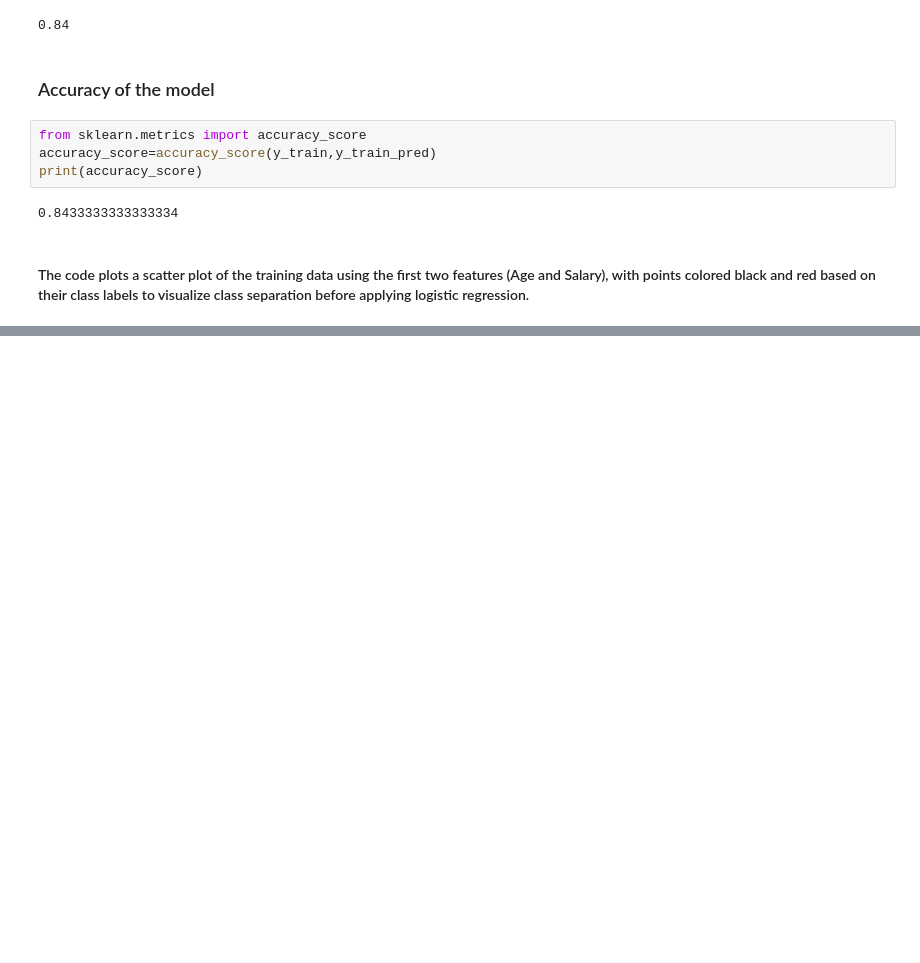
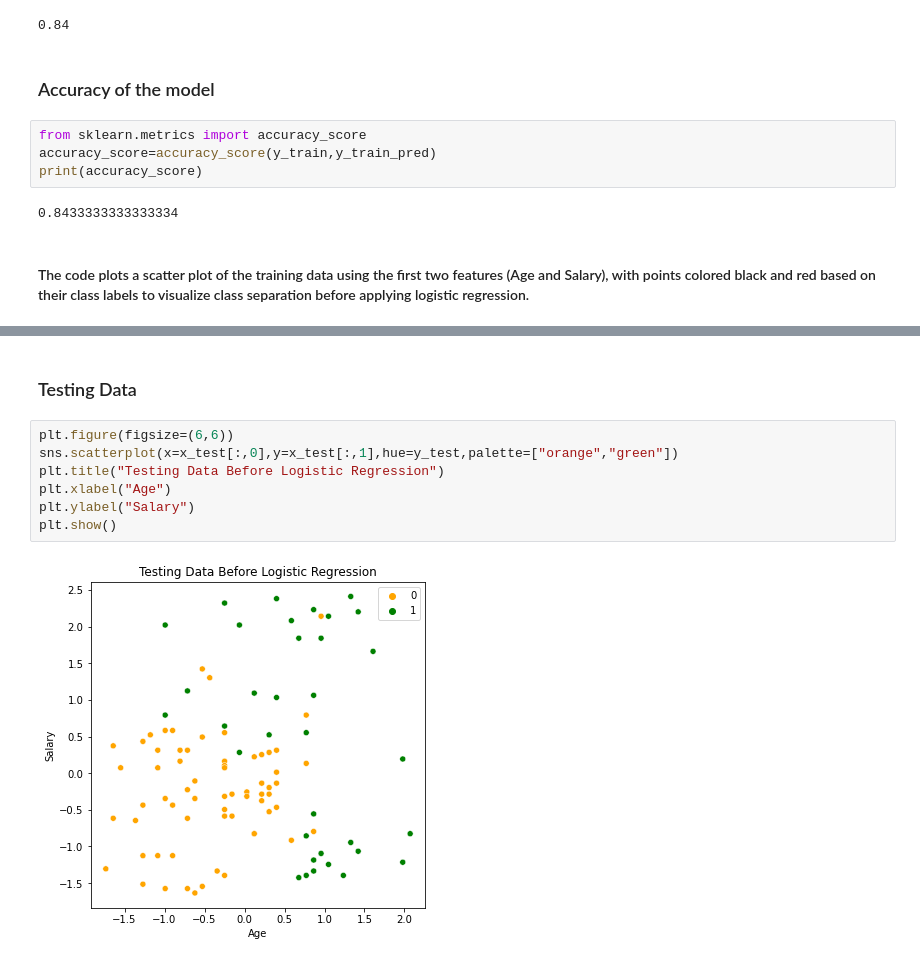
Before and after one commit to uvmahesh/Logistic_Regression, a Jupyter notebook: Logistic_Regression.ipynb, the cells around one changed output, grey strips where cells are left out. Drawn from its saved outputs; the diff is of its cells as text; blank space fills up the shorter version.

```diff
--- a/Logistic_Regression.ipynb
+++ b/Logistic_Regression.ipynb
@@ -197,0 +196,11 @@ plt.show()
+# %% [markdown]
+### Testing Data
+# %%
+plt.figure(figsize=(6,6))
+sns.scatterplot(x=x_test[:,0],y=x_test[:,1],hue=y_test,palette=["orange","green"])
+plt.title("Testing Data Before Logistic Regression")
+plt.xlabel("Age")
+plt.ylabel("Salary")
+plt.show()
+# %% [output]
+[figure, added]
```
Also changed, not shown: parts of 6 cells of this notebook.
